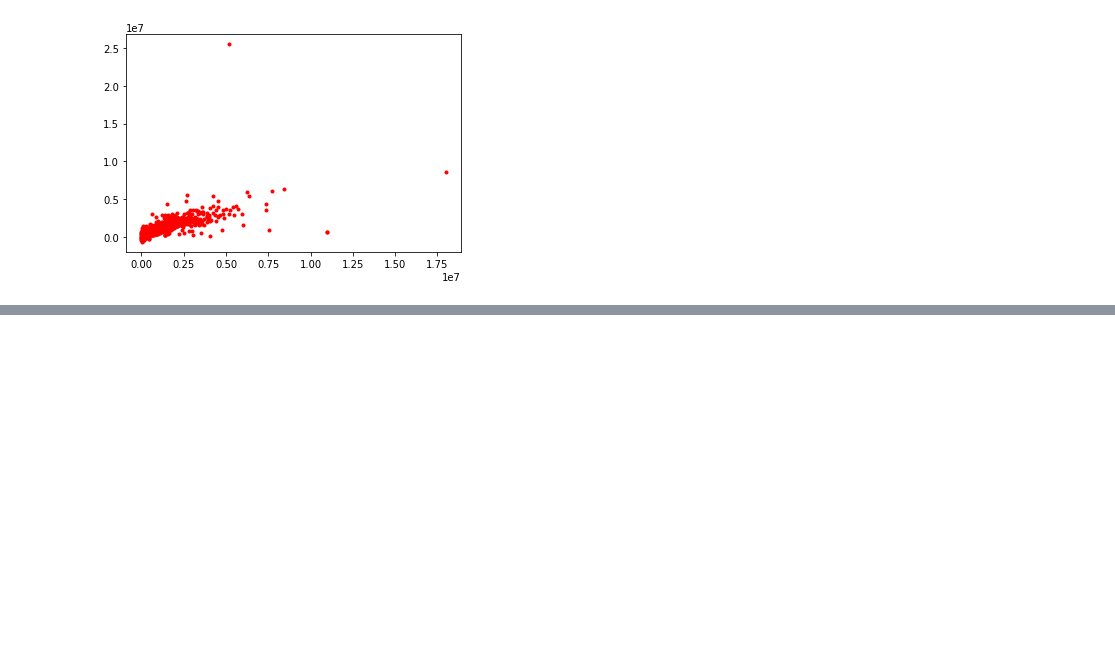
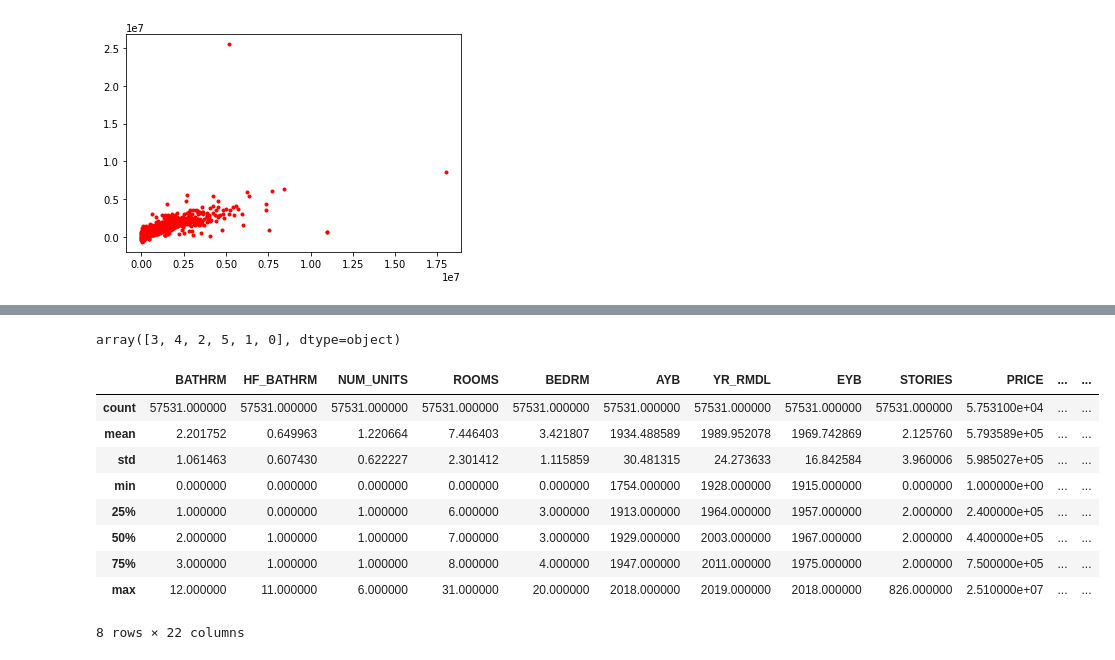
Before and after one commit to JustFairWell/thinkful, a Jupyter notebook: dsboot_supercap_3.ipynb, the cells around one changed output, grey strips where cells are left out. Drawn from its saved outputs; the diff is of its cells as text; code cells hidden in the pictures; blank space fills up the shorter version.

```diff
--- a/dsboot_supercap_3.ipynb
+++ b/dsboot_supercap_3.ipynb
@@ -244,0 +340,4 @@ rfr.score(X_test, y_test)
+# %%
+dc_re_res_d2['CNDTN'].unique()
+# %% [output]
+array([3, 4, 2, 5, 1, 0], dtype=object)
@@ -244,0 +346,21 @@ rfr.score(X_test, y_test)
+# %%
+dc_re_res_d2['year'] = dc_re_res_d2['year'].astype('int')
+# %%
+dc_re_res_d2['year_since_sale'] = 2019 - dc_re_res_d2['year']
+# %%
+dc_re_res_d2.drop(columns='year', inplace=True)
+# %%
+dc_re_res_d2['month'] = dc_re_res_d2['month'].astype('int')
+# %%
+dc_re_res_d2.describe()
+# %% [output]
+|  | BATHRM | HF_BATHRM | NUM_UNITS | ROOMS | BEDRM | AYB | YR_RMDL | EYB | STORIES | PRICE | ... | ... |
+| count | 57531.000000 | 57531.000000 | 57531.000000 | 57531.000000 | 57531.000000 | 57531.000000 | 57531.000000 | 57531.000000 | 57531.000000 | 5.753100e+04 | ... | ... |
+| mean | 2.201752 | 0.649963 | 1.220664 | 7.446403 | 3.421807 | 1934.488589 | 1989.952078 | 1969.742869 | 2.125760 | 5.793589e+05 | ... | ... |
+| std | 1.061463 | 0.607430 | 0.622227 | 2.301412 | 1.115859 | 30.481315 | 24.273633 | 16.842584 | 3.960006 | 5.985027e+05 | ... | ... |
+| min | 0.000000 | 0.000000 | 0.000000 | 0.000000 | 0.000000 | 1754.000000 | 1928.000000 | 1915.000000 | 0.000000 | 1.000000e+00 | ... | ... |
+| 25% | 1.000000 | 0.000000 | 1.000000 | 6.000000 | 3.000000 | 1913.000000 | 1964.000000 | 1957.000000 | 2.000000 | 2.400000e+05 | ... | ... |
+| 50% | 2.000000 | 1.000000 | 1.000000 | 7.000000 | 3.000000 | 1929.000000 | 2003.000000 | 1967.000000 | 2.000000 | 4.400000e+05 | ... | ... |
+| 75% | 3.000000 | 1.000000 | 1.000000 | 8.000000 | 4.000000 | 1947.000000 | 2011.000000 | 1975.000000 | 2.000000 | 7.500000e+05 | ... | ... |
+| max | 12.000000 | 11.000000 | 6.000000 | 31.000000 | 20.000000 | 2018.000000 | 2019.000000 | 2018.000000 | 826.000000 | 2.510000e+07 | ... | ... |
+8 rows × 22 columns
```
Also changed, not shown: parts of 52 cells of this notebook.
